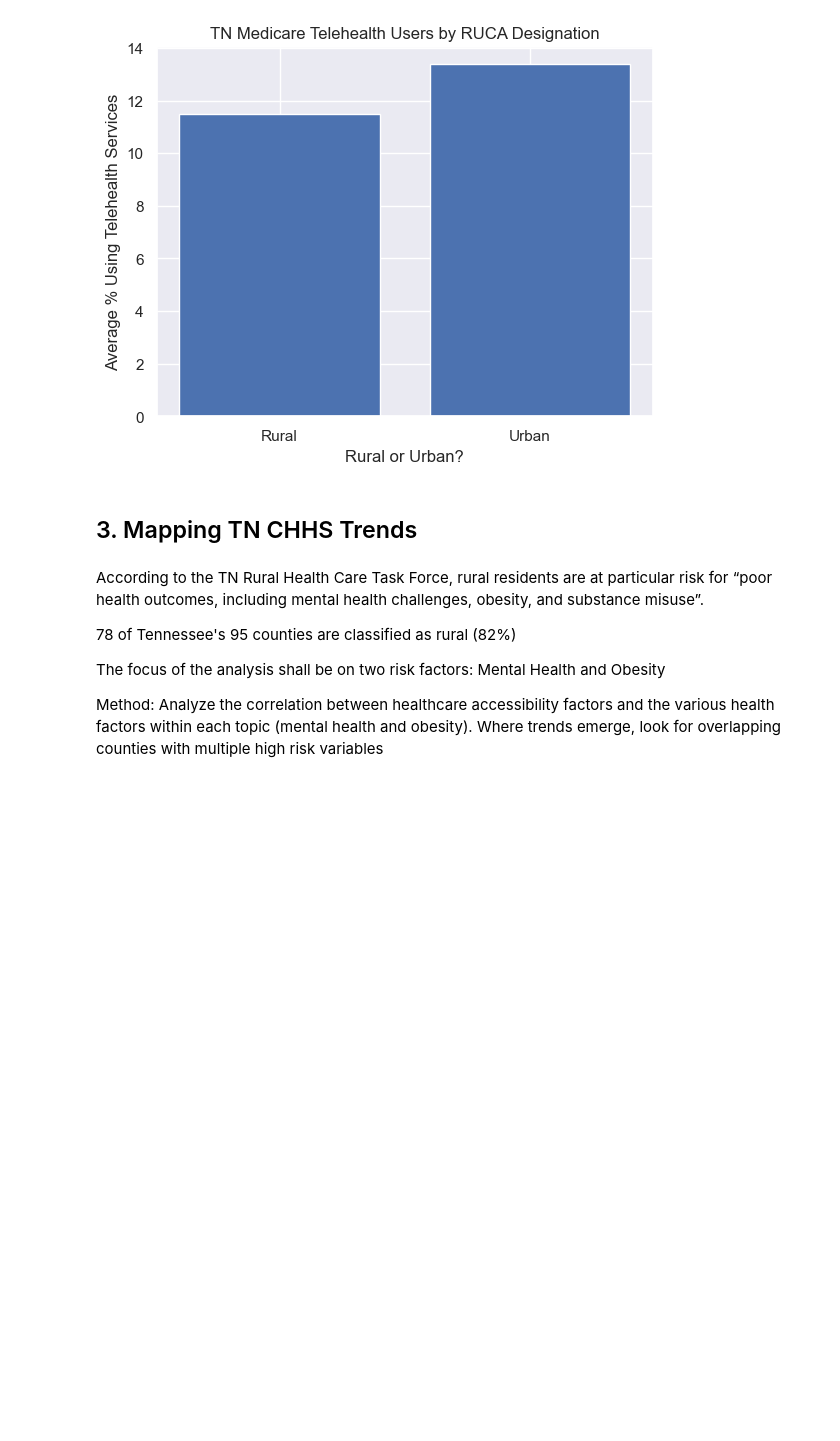
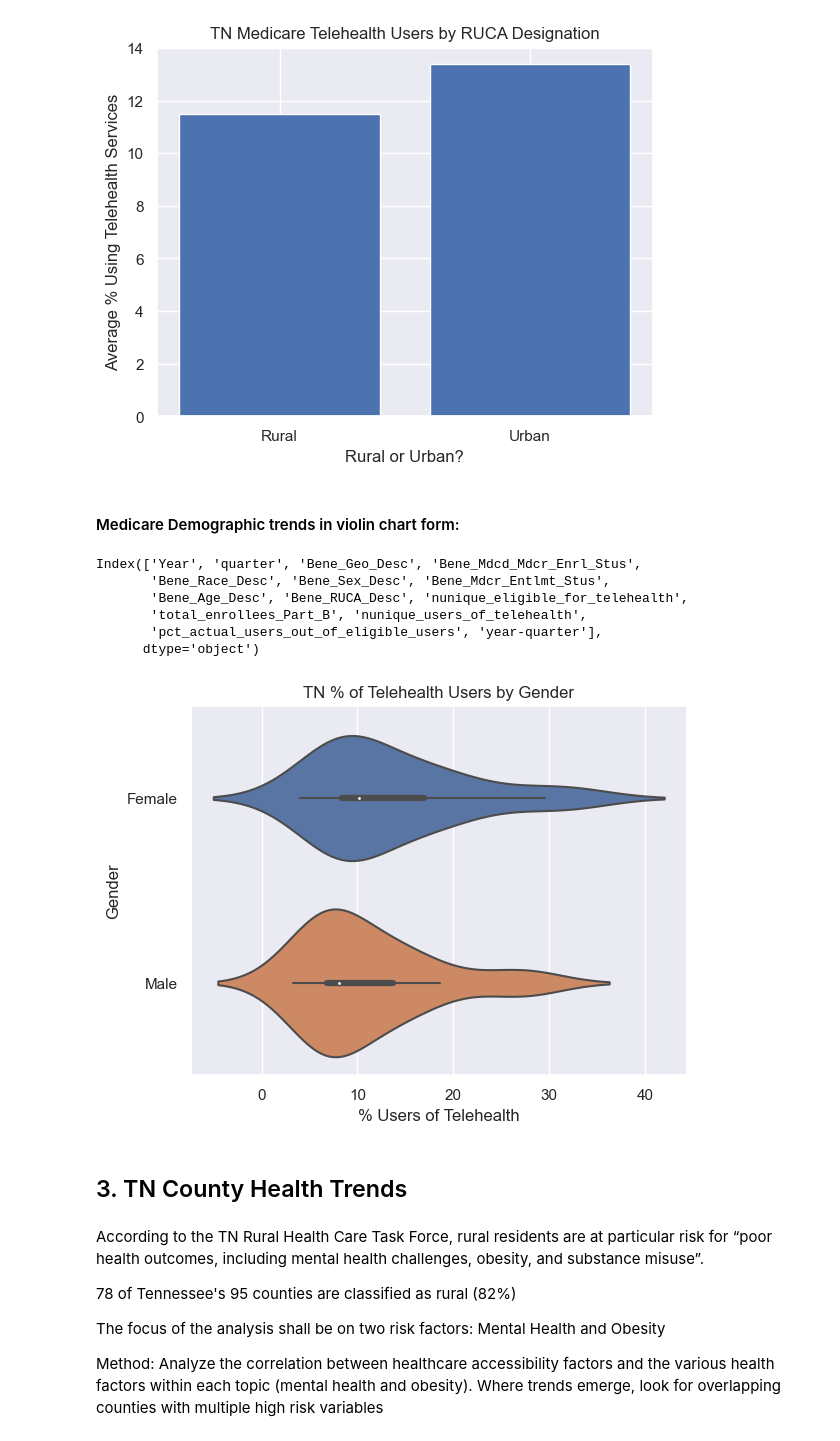
Before and after one commit to MQuarles2012/Telehealth_Analysis, a Jupyter notebook: Capstone Notebook.ipynb, the cells around one changed output. Cells and saved outputs as stored; diff of their text form; code cells hidden in the pictures; blank space fills up the shorter version.

```diff
--- a/Capstone Notebook.ipynb
+++ b/Capstone Notebook.ipynb
@@ -596,3 +591,35 @@ plt.title('TN Medicare Telehealth Users by RUCA Designation')
 plt.show()
 # %% [output]
 [figure]
+# %% [markdown]
+#### Medicare Demographic trends in violin chart form:
+# %%
+medicare_trends_df.columns
+# %% [output]
+Index(['Year', 'quarter', 'Bene_Geo_Desc', 'Bene_Mdcd_Mdcr_Enrl_Stus',
+       'Bene_Race_Desc', 'Bene_Sex_Desc', 'Bene_Mdcr_Entlmt_Stus',
+       'Bene_Age_Desc', 'Bene_RUCA_Desc', 'nunique_eligible_for_telehealth',
+       'total_enrollees_Part_B', 'nunique_users_of_telehealth',
+       'pct_actual_users_out_of_eligible_users', 'year-quarter'],
+      dtype='object')
+# %%
+#Change these according to the column you want to chart:
+metric = 'Bene_Sex_Desc'
+name = 'Gender'
+
+#Filter by TN, remove "all" and "Unknown" (there are no recorded values for "unknown")
+value = 'Tennessee'
+filtered_data = quick_filter(medicare_trends_df,state,value)
+filtered_data = filtered_data[filtered_data[metric]!='All']
+filtered_data = filtered_data[filtered_data[metric]!='Unknown']
+
+
+#Plot this violin chart
+sns.set_theme(style="darkgrid")
+sns.violinplot(x=filtered_data['pct_actual_users_out_of_eligible_users'],y=filtered_data[metric])
+plt.xlabel('% Users of Telehealth')
+plt.ylabel(f"{name}")
+plt.title('TN % of Telehealth Users by 'f"{name}")
+plt.show()
+# %% [output]
+[figure, added]
@@ -599,5 +637,5 @@ plt.show()
 # %% [markdown]
-## 3. Mapping TN CHHS Trends
+## 3. TN County Health Trends
 # %% [markdown]
 According to the TN Rural Health Care Task Force, rural residents are at particular risk for “poor health outcomes, including mental health challenges, obesity, and substance misuse”.
 
```
Also changed, not shown: parts of 36 cells of this notebook, 1 other file.
